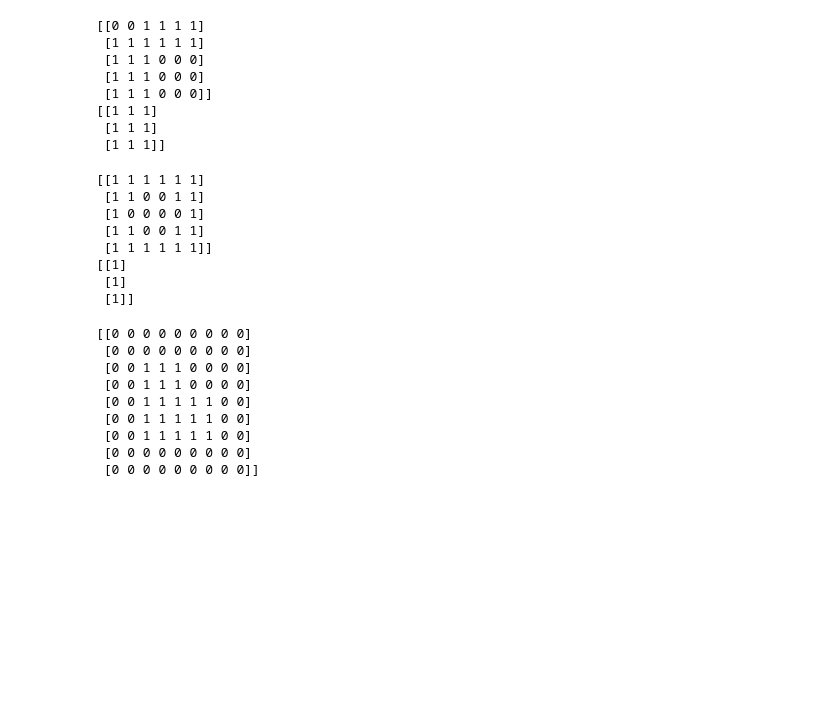
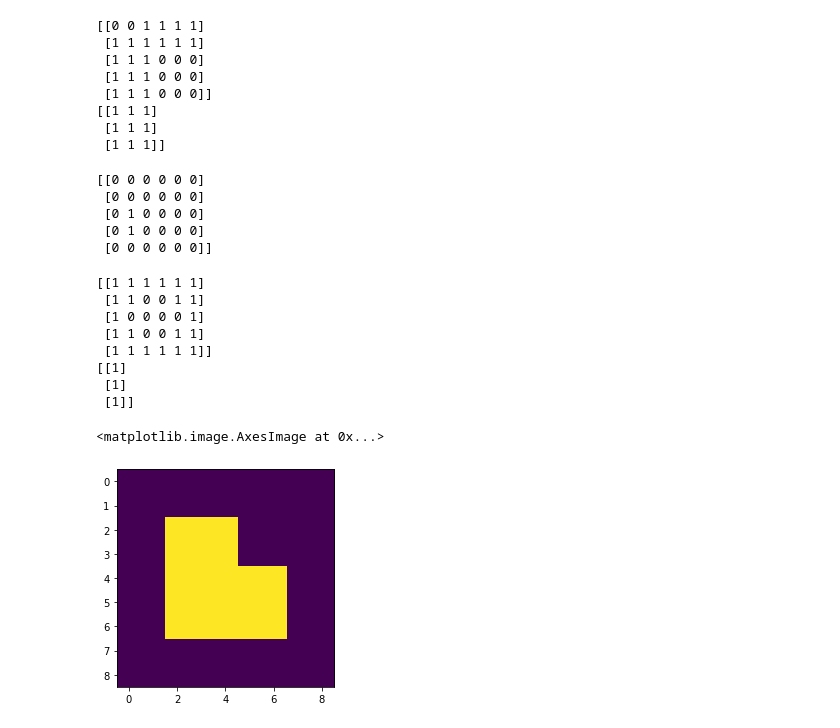
Before and after one commit to AlviNabil/Image_Processing, a Jupyter notebook: lab5/erosion.ipynb, the cells around one changed output. Drawn from its saved outputs; the diff is of its cells as text; code cells hidden in the pictures; blank space fills up the shorter version.

```diff
--- a/lab5/erosion.ipynb
+++ b/lab5/erosion.ipynb
@@ -100,6 +98,15 @@ def _dilation(img, kernel):
 [[1 1 1]
  [1 1 1]
  [1 1 1]]
+# %%
+output = _erosion(img, kernel)
+print(output)
+# %% [output]
+[[0 0 0 0 0 0]
+ [0 0 0 0 0 0]
+ [0 1 0 0 0 0]
+ [0 1 0 0 0 0]
+ [0 0 0 0 0 0]]
 # %%
 img = np.zeros((5,6), np.uint8)
 img[:,0:6:5]=img[0:5:4, :]=img[1,1] =img[1,4]=img[3,1]=img[3,4]= 1
@@ -116,20 +123,15 @@ print(kernel)
  [1]
  [1]]
 # %%
-# img = np.zeros((9,9), np.uint8)
+img = np.zeros((9,9), np.uint8)
 
-# img[2:7,2:5]=img[4:7,5:7]=1
+img[2:7,2:5]=img[4:7,5:7]=1
 # print(img)
-# kernel = np.zeros((3,3), np.uint8)
-# kernel[:,1]=kernel[1,:]=1
-# print(kernel)
+kernel = np.zeros((3,3), np.uint8)
+kernel[0,0]=kernel[0,2]=kernel[2,0]=kernel[2,2]=2
+kernel[:,1]=kernel[1,:]=1
+plt.imshow(kernel)
+plt.imshow(img)
 # %% [output]
-[[0 0 0 0 0 0 0 0 0]
- [0 0 0 0 0 0 0 0 0]
- [0 0 1 1 1 0 0 0 0]
- [0 0 1 1 1 0 0 0 0]
- [0 0 1 1 1 1 1 0 0]
- [0 0 1 1 1 1 1 0 0]
- [0 0 1 1 1 1 1 0 0]
- [0 0 0 0 0 0 0 0 0]
- [0 0 0 0 0 0 0 0 0]]
+<matplotlib.image.AxesImage at 0x...>
+[figure, added]
```
Also changed, not shown: parts of 10 cells of this notebook, 3 other files.
